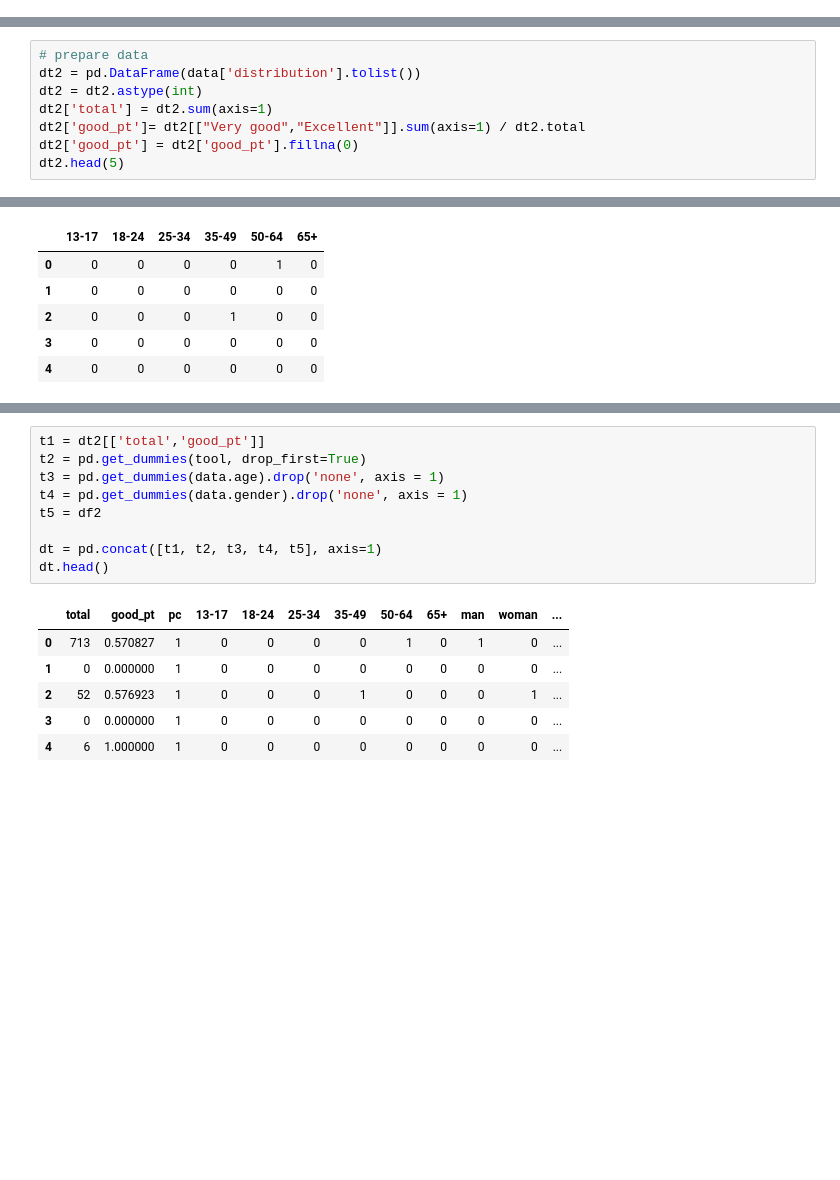
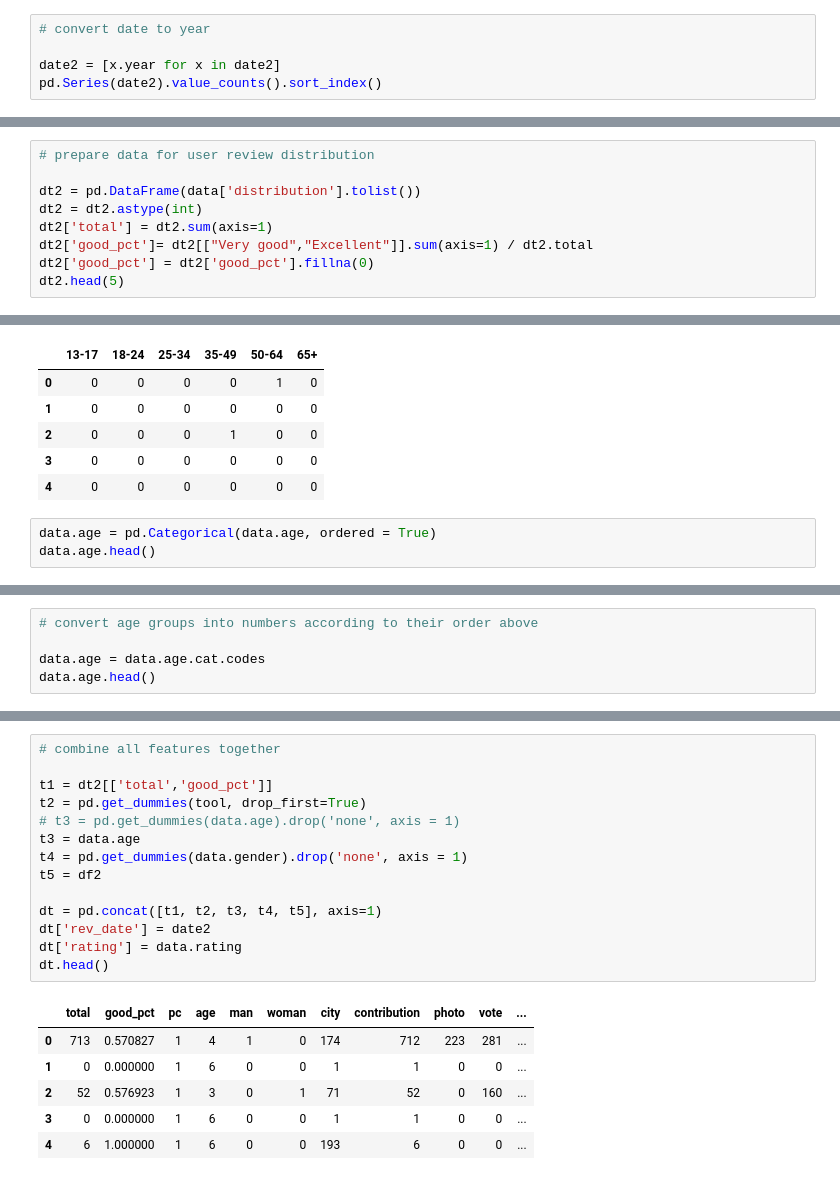
Before and after one commit to quanyu2015/mtech, a Jupyter notebook: trip_analytics_2.1.ipynb, the cells around one changed output, grey strips where cells are left out. Cells and saved outputs as stored; diff of their text form; blank space fills up the shorter version.

```diff
--- a/trip_analytics_2.0.ipynb
+++ b/trip_analytics_2.1.ipynb
@@ -156,0 +217,5 @@ rev_year[:5]
+# %%
+# convert date to year
+
+date2 = [x.year for x in date2]
+pd.Series(date2).value_counts().sort_index()
@@ -183,11 +259,12 @@ max     892.000000   1193.000000  2832.000000  2479.00000
 | 3 | 1 | 1 | 0 | 0 |
 | 4 | 193 | 6 | 0 | 0 |
 # %%
-# prepare data
+# prepare data for user review distribution
+
 dt2 = pd.DataFrame(data['distribution'].tolist())
 dt2 = dt2.astype(int)
 dt2['total'] = dt2.sum(axis=1)
-dt2['good_pt']= dt2[["Very good","Excellent"]].sum(axis=1) / dt2.total
-dt2['good_pt'] = dt2['good_pt'].fillna(0)
+dt2['good_pct']= dt2[["Very good","Excellent"]].sum(axis=1) / dt2.total
+dt2['good_pct'] = dt2['good_pct'].fillna(0)
 dt2.head(5)
 # %% [output]
@@ -242,3 +316,6 @@ pd.get_dummies(data.age).head(5).drop('none', axis = 1)
 | 2 | 0 | 0 | 0 | 1 | 0 | 0 |
 | 3 | 0 | 0 | 0 | 0 | 0 | 0 |
 | 4 | 0 | 0 | 0 | 0 | 0 | 0 |
+# %%
+data.age = pd.Categorical(data.age, ordered = True)
+data.age.head()
@@ -244,0 +330,5 @@ pd.get_dummies(data.age).head(5).drop('none', axis = 1)
+# %%
+# convert age groups into numbers according to their order above
+
+data.age = data.age.cat.codes
+data.age.head()
@@ -259,16 +367,21 @@ dtype: int64
 # %%
-t1 = dt2[['total','good_pt']]
+# combine all features together
+
+t1 = dt2[['total','good_pct']]
 t2 = pd.get_dummies(tool, drop_first=True)
-t3 = pd.get_dummies(data.age).drop('none', axis = 1)
+# t3 = pd.get_dummies(data.age).drop('none', axis = 1)
+t3 = data.age
 t4 = pd.get_dummies(data.gender).drop('none', axis = 1)
 t5 = df2
 
 dt = pd.concat([t1, t2, t3, t4, t5], axis=1)
+dt['rev_date'] = date2
+dt['rating'] = data.rating
 dt.head()
 # %% [output]
-|  | total | good_pt | pc | 13-17 | 18-24 | 25-34 | 35-49 | 50-64 | 65+ | man | woman | ... |
-| 0 | 713 | 0.570827 | 1 | 0 | 0 | 0 | 0 | 1 | 0 | 1 | 0 | ... |
-| 1 | 0 | 0.000000 | 1 | 0 | 0 | 0 | 0 | 0 | 0 | 0 | 0 | ... |
-| 2 | 52 | 0.576923 | 1 | 0 | 0 | 0 | 1 | 0 | 0 | 0 | 1 | ... |
-| 3 | 0 | 0.000000 | 1 | 0 | 0 | 0 | 0 | 0 | 0 | 0 | 0 | ... |
-| 4 | 6 | 1.000000 | 1 | 0 | 0 | 0 | 0 | 0 | 0 | 0 | 0 | ... |
+|  | total | good_pct | pc | age | man | woman | city | contribution | photo | vote | ... |
+| 0 | 713 | 0.570827 | 1 | 4 | 1 | 0 | 174 | 712 | 223 | 281 | ... |
+| 1 | 0 | 0.000000 | 1 | 6 | 0 | 0 | 1 | 1 | 0 | 0 | ... |
+| 2 | 52 | 0.576923 | 1 | 3 | 0 | 1 | 71 | 52 | 0 | 160 | ... |
+| 3 | 0 | 0.000000 | 1 | 6 | 0 | 0 | 1 | 1 | 0 | 0 | ... |
+| 4 | 6 | 1.000000 | 1 | 6 | 0 | 0 | 193 | 6 | 0 | 0 | ... |
```
Also changed, not shown: parts of 27 cells of this notebook.
